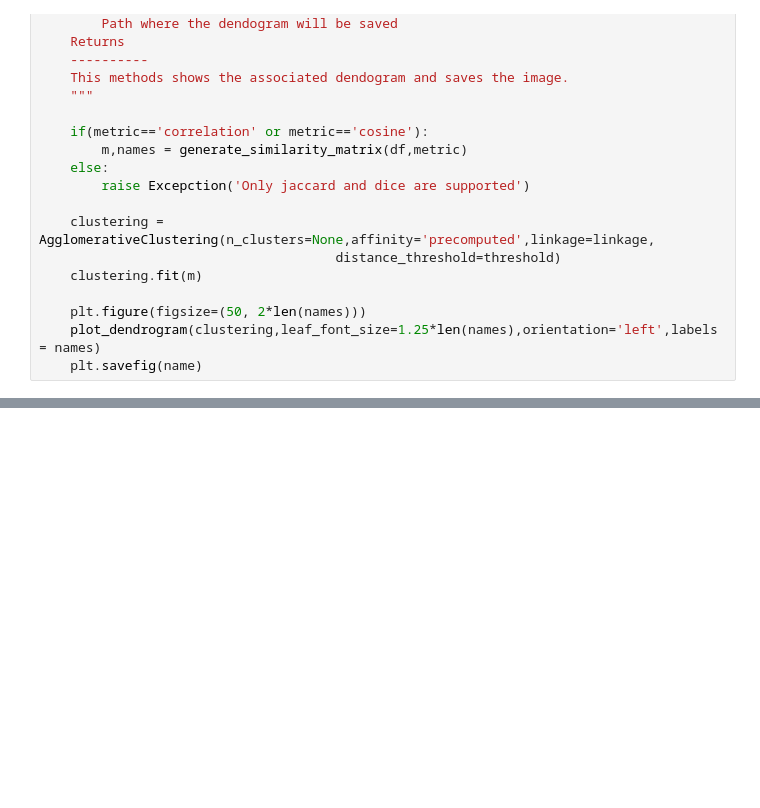
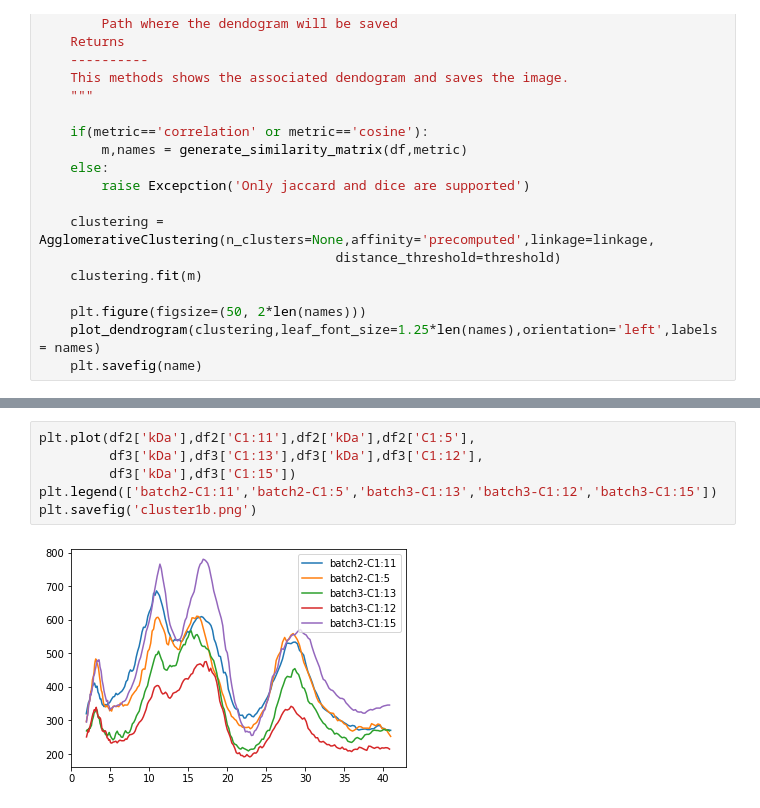
Before and after one commit to joheras/Chromatograms, a Jupyter notebook: SueAnnSpectraMulti.ipynb, the cells around one changed output, grey strips where cells are left out. Cells and saved outputs as stored; diff of their text form; blank space fills up the shorter version.

```diff
--- a/SueAnnSpectraMulti.ipynb
+++ b/SueAnnSpectraMulti.ipynb
@@ -193,0 +156,8 @@ generate_dendogram(df2)
+# %%
+plt.plot(df2['kDa'],df2['C1:11'],df2['kDa'],df2['C1:5'],
+         df3['kDa'],df3['C1:13'],df3['kDa'],df3['C1:12'],
+         df3['kDa'],df3['C1:15'])
+plt.legend(['batch2-C1:11','batch2-C1:5','batch3-C1:13','batch3-C1:12','batch3-C1:15'])
+plt.savefig('cluster1b.png')
+# %% [output]
+[figure, added]
```
Also changed, not shown: parts of 20 cells of this notebook.
